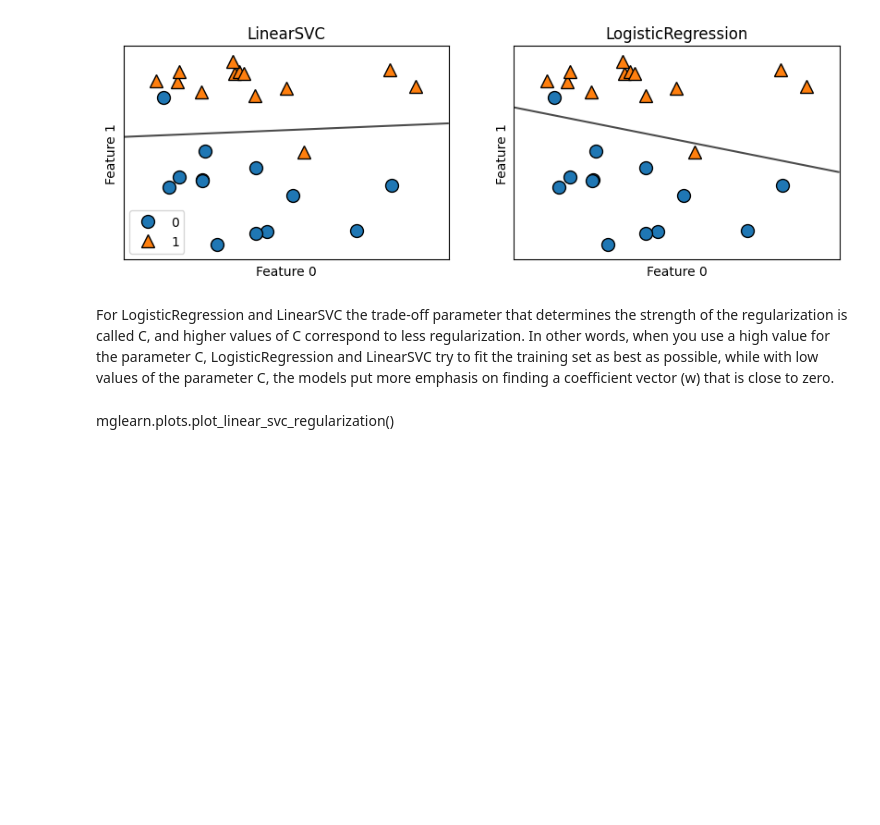
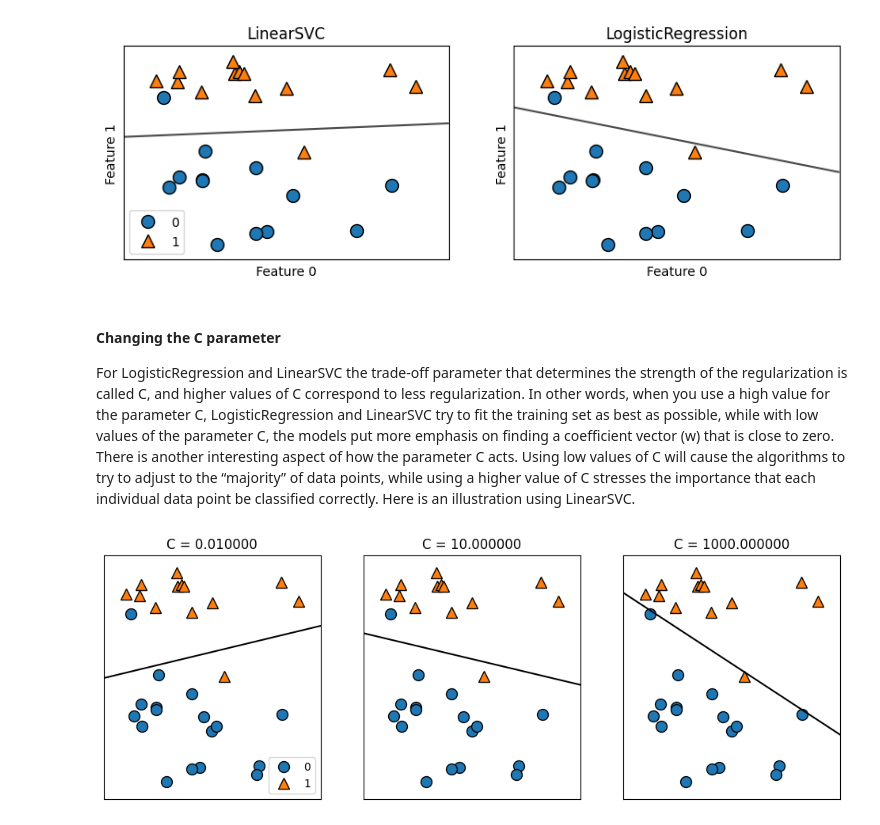
Before and after one commit to jurgenfolz/Machine-Learning-Examples, a Jupyter notebook: Linear Models/Classification/LogisticRegression.ipynb, the cells around one changed output. Saved outputs shown, nothing was run; the diff lists cells and outputs as text; code cells hidden in the pictures; blank space fills up the shorter version.

```diff
--- a/Linear Models/Classification/LogisticRegression.ipynb
+++ b/Linear Models/Classification/LogisticRegression.ipynb
@@ -38,6 +38,9 @@ for model, ax in zip([LinearSVC(), LogisticRegression()], axes):
 # %% [output]
 [figure]
 # %% [markdown]
-For LogisticRegression and LinearSVC the trade-off parameter that determines the strength of the regularization is called C, and higher values of C correspond to less regularization. In other words, when you use a high value for the parameter C, LogisticRegression and LinearSVC try to fit the training set as best as possible, while with low values of the parameter C, the models put more emphasis on finding a coefficient vector (w) that is close to zero.
+#### Changing the C parameter
+For LogisticRegression and LinearSVC the trade-off parameter that determines the strength of the regularization is called C, and higher values of C correspond to less regularization. In other words, when you use a high value for the parameter C, LogisticRegression and LinearSVC try to fit the training set as best as possible, while with low values of the parameter C, the models put more emphasis on finding a coefficient vector (w) that is close to zero. There is another interesting aspect of how the parameter C acts. Using low values of C will cause the algorithms to try to adjust to the “majority” of data points, while using a higher value of C stresses the importance that each individual data point be classified correctly. Here is an illustration using LinearSVC.
-# %% [markdown]
-mglearn.plots.plot_linear_svc_regularization()
+# %%
+mglearn.plots.plot_linear_svc_regularization()
+# %% [output]
+[figure, added]
```
Also changed, not shown: 3 other files.
